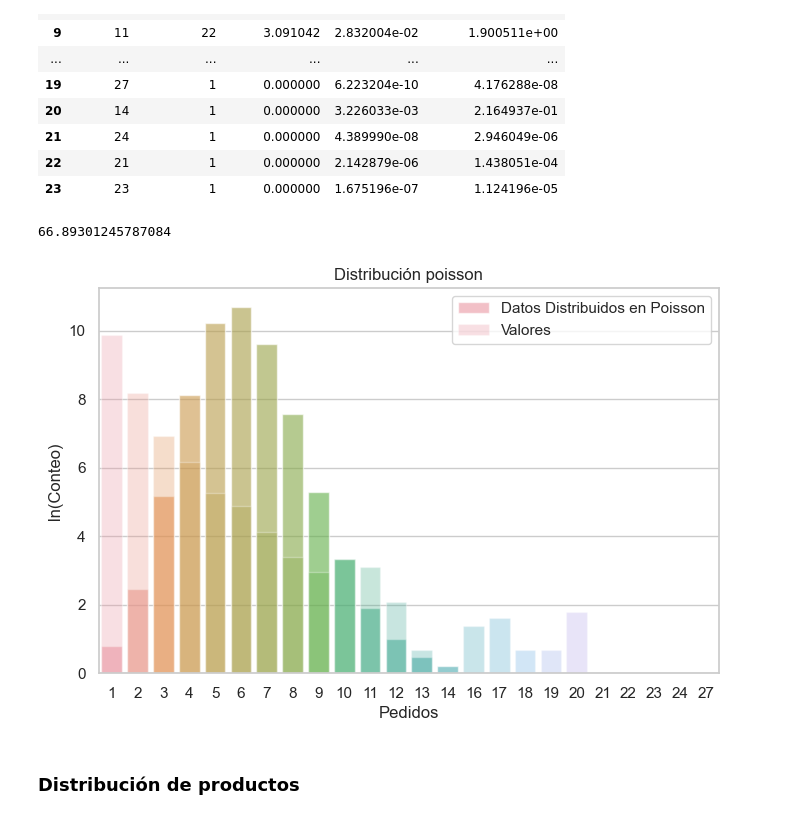
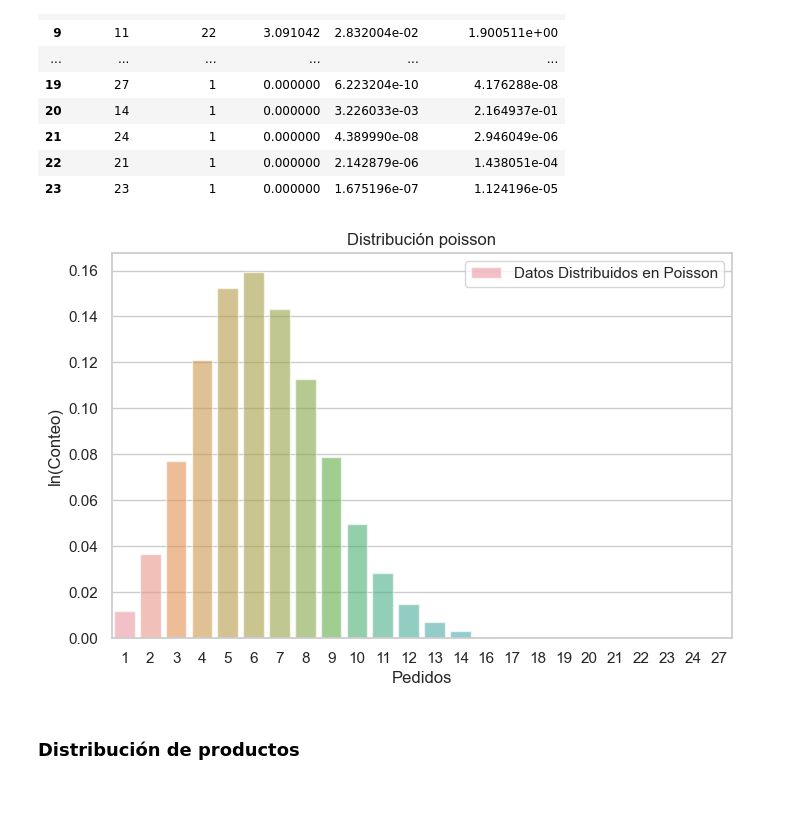
Before and after one commit to gerardoramc/AlgoritmoDatos, a Jupyter notebook: preproceso.ipynb, the cells around one changed output. Saved outputs shown, nothing was run; the diff lists cells and outputs as text; code cells hidden in the pictures.

```diff
--- a/preproceso.ipynb
+++ b/preproceso.ipynb
@@ -66,37 +66,33 @@ df
 | 21 | 24 | 1 | 0.000000 | 4.389990e-08 | 2.946049e-06 |
 | 22 | 21 | 1 | 0.000000 | 2.142879e-06 | 1.438051e-04 |
 | 23 | 23 | 1 | 0.000000 | 1.675196e-07 | 1.124196e-05 |
-# %%
-df.valores_esperados.sum()
-# %% [output]
-66.89301245787084
 # %%
 # Set the style of the plot
 sns.set(style="whitegrid")
 
 # Create a figure and axis
 plt.figure(figsize=(8, 5))
 
 # Plot the first set of bars with higher transparency
-sns.barplot(x='Pedidos', y='valores_esperados', data=df, alpha=0.6, label='Datos Distribuidos en Poisson')
+sns.barplot(x='Pedidos', y='Poisson', data=df, alpha=0.6, label='Datos Distribuidos en Poisson')
 
 #sns.barplot(x='Pedidos', y='Frecuencia', data=df, alpha=0.6, label = 'Original')
 
 # Plot the second set of bars with lower transparency
-sns.barplot(x='Pedidos', y='Frecuencia ln', data=df, alpha=0.3, label='Valores')
+#sns.barplot(x='Pedidos', y='Frecuencia ln', data=df, alpha=0.3, label='Valores')
 
 # Add labels and title
 plt.xlabel('Pedidos')
 plt.ylabel('ln(Conteo)')
 plt.title('Distribución poisson')
 
 # Show legend
 plt.legend()
 
 # Show the plot
 plt.show()
 # %% [output]
-[figure, old version]
+[figure, new version]
 # %% [markdown]
 ### Distribución de productos
 # %%
```
Also changed, not shown: parts of 17 cells of this notebook, 1 other file.
